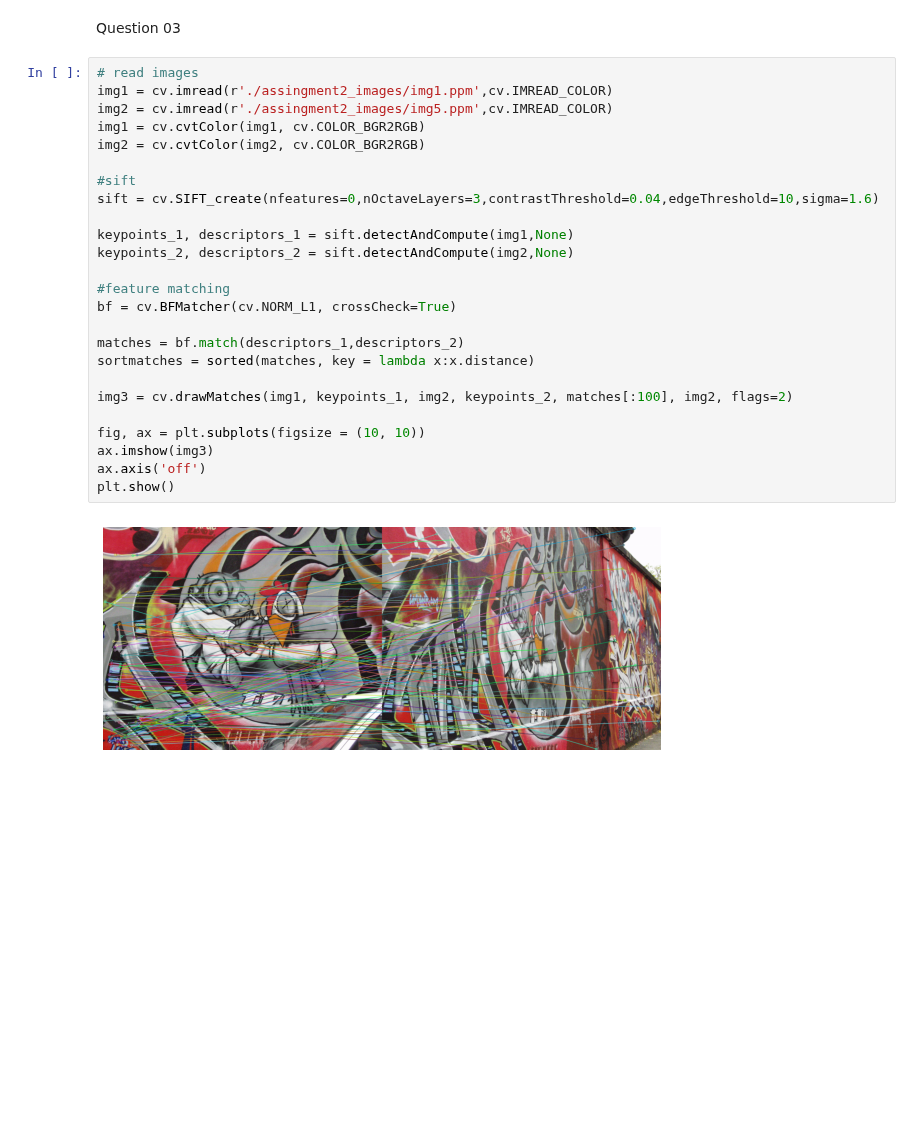
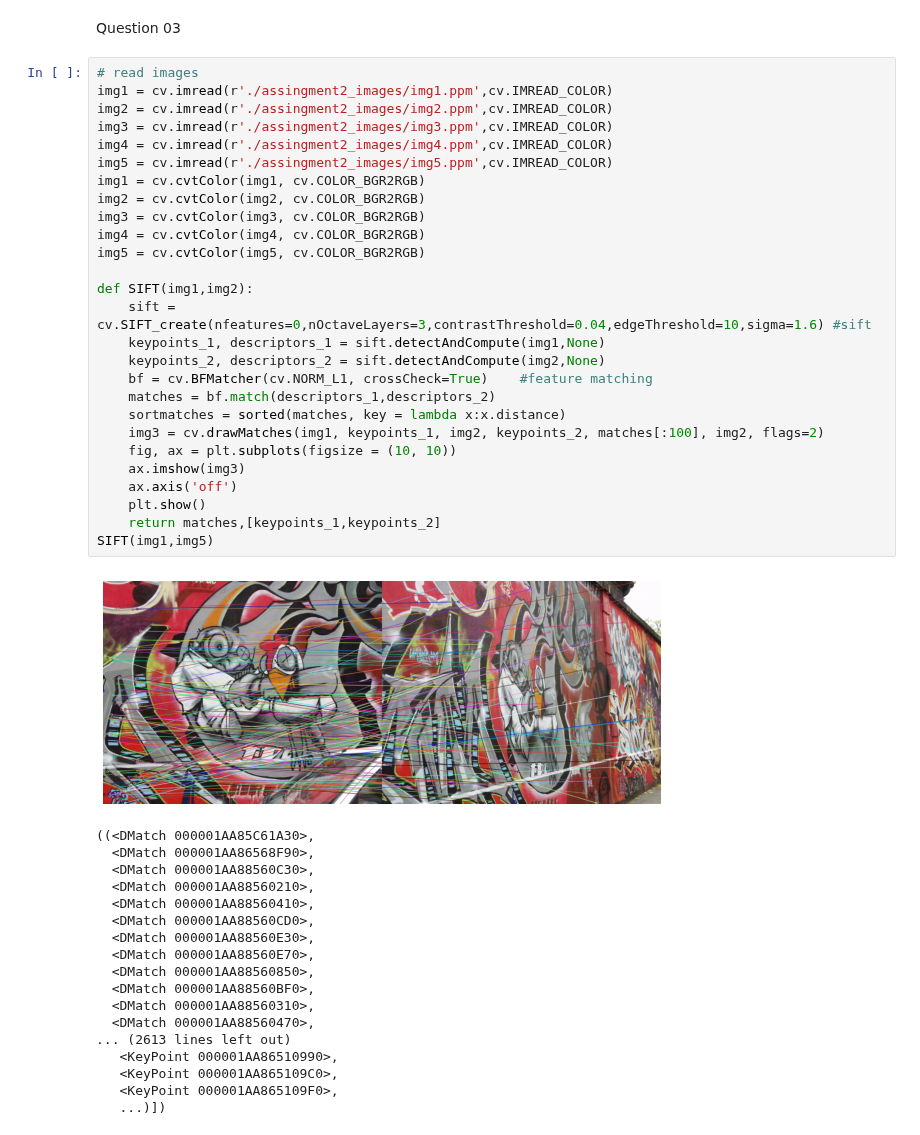
Before and after one commit to NaduniDamsariLiyanage/en_2550, a Jupyter notebook: Assingment2.ipynb, the cells around one changed output. Cells and saved outputs as stored; diff of their text form; blank space fills up the shorter version.

```diff
--- a/Assingment2.ipynb
+++ b/Assingment2.ipynb
@@ -189,27 +189,46 @@ Question 03
 # %%
 # read images
 img1 = cv.imread(r'./assingment2_images/img1.ppm',cv.IMREAD_COLOR)
-img2 = cv.imread(r'./assingment2_images/img5.ppm',cv.IMREAD_COLOR)
+img2 = cv.imread(r'./assingment2_images/img2.ppm',cv.IMREAD_COLOR)
+img3 = cv.imread(r'./assingment2_images/img3.ppm',cv.IMREAD_COLOR)
+img4 = cv.imread(r'./assingment2_images/img4.ppm',cv.IMREAD_COLOR)
+img5 = cv.imread(r'./assingment2_images/img5.ppm',cv.IMREAD_COLOR)
 img1 = cv.cvtColor(img1, cv.COLOR_BGR2RGB)
 img2 = cv.cvtColor(img2, cv.COLOR_BGR2RGB)
+img3 = cv.cvtColor(img3, cv.COLOR_BGR2RGB)
+img4 = cv.cvtColor(img4, cv.COLOR_BGR2RGB)
+img5 = cv.cvtColor(img5, cv.COLOR_BGR2RGB)
 
-#sift
-sift = cv.SIFT_create(nfeatures=0,nOctaveLayers=3,contrastThreshold=0.04,edgeThreshold=10,sigma=1.6)
-
-keypoints_1, descriptors_1 = sift.detectAndCompute(img1,None)
-keypoints_2, descriptors_2 = sift.detectAndCompute(img2,None)
-
-#feature matching
-bf = cv.BFMatcher(cv.NORM_L1, crossCheck=True)
-
-matches = bf.match(descriptors_1,descriptors_2)
-sortmatches = sorted(matches, key = lambda x:x.distance)
-
-img3 = cv.drawMatches(img1, keypoints_1, img2, keypoints_2, matches[:100], img2, flags=2)
-
-fig, ax = plt.subplots(figsize = (10, 10))
-ax.imshow(img3)
-ax.axis('off')
-plt.show()
+def SIFT(img1,img2):
+    sift = cv.SIFT_create(nfeatures=0,nOctaveLayers=3,contrastThreshold=0.04,edgeThreshold=10,sigma=1.6) #sift
+    keypoints_1, descriptors_1 = sift.detectAndCompute(img1,None)
+    keypoints_2, descriptors_2 = sift.detectAndCompute(img2,None)
+    bf = cv.BFMatcher(cv.NORM_L1, crossCheck=True)    #feature matching
+    matches = bf.match(descriptors_1,descriptors_2)
+    sortmatches = sorted(matches, key = lambda x:x.distance)
+    img3 = cv.drawMatches(img1, keypoints_1, img2, keypoints_2, matches[:100], img2, flags=2)
+    fig, ax = plt.subplots(figsize = (10, 10))
+    ax.imshow(img3)
+    ax.axis('off')
+    plt.show()
+    return matches,[keypoints_1,keypoints_2]
+SIFT(img1,img5)
 # %% [output]
-[figure, old version]
+[figure, new version]
+((<DMatch 000001AA85C61A30>,
+  <DMatch 000001AA86568F90>,
+  <DMatch 000001AA88560C30>,
+  <DMatch 000001AA88560210>,
+  <DMatch 000001AA88560410>,
+  <DMatch 000001AA88560CD0>,
+  <DMatch 000001AA88560E30>,
+  <DMatch 000001AA88560E70>,
+  <DMatch 000001AA88560850>,
+  <DMatch 000001AA88560BF0>,
+  <DMatch 000001AA88560310>,
+  <DMatch 000001AA88560470>,
+... (2613 lines left out)
+   <KeyPoint 000001AA86510990>,
+   <KeyPoint 000001AA865109C0>,
+   <KeyPoint 000001AA865109F0>,
+   ...)])
```
Also changed, not shown: parts of 2 cells of this notebook.
